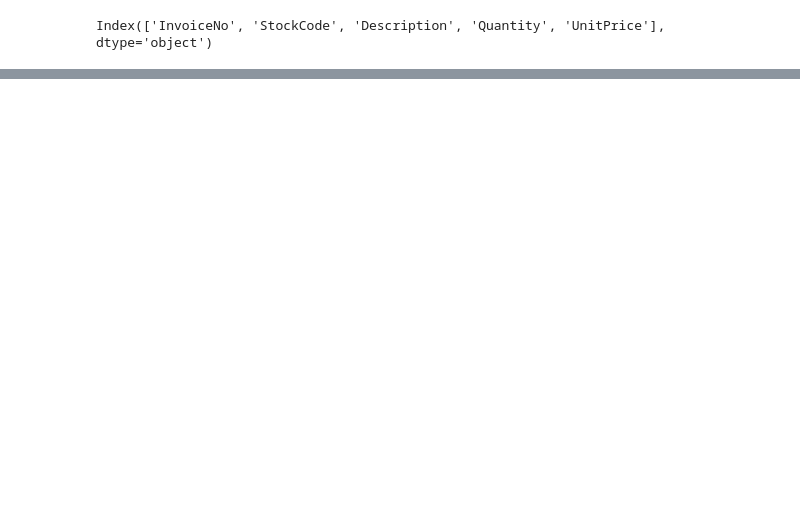
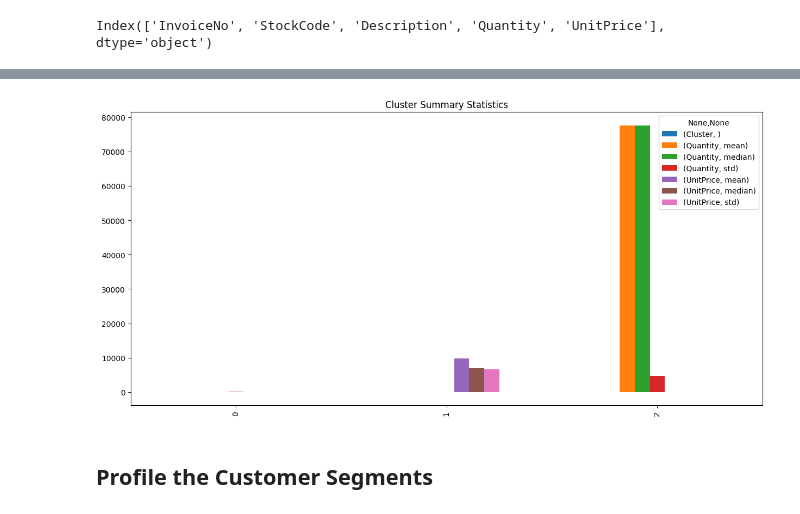
Before and after one commit to kashishtomar-11/Internship-1-Project, a Jupyter notebook: internship_project.ipynb, the cells around one changed output, grey strips where cells are left out. Drawn from its saved outputs; the diff is of its cells as text; code cells hidden in the pictures; blank space fills up the shorter version.

```diff
--- a/internship_project.ipynb
+++ b/internship_project.ipynb
@@ -194,0 +294,5 @@ Index(['InvoiceNo', 'StockCode', 'Description', 'Quantity', 'UnitPrice'], dtype=
+# %%
+cluster_summary = original_data.groupby('Cluster').agg({
+    'Quantity': ['mean', 'median', 'std'],
+    'UnitPrice': ['mean', 'median', 'std']
+}).reset_index()
@@ -194,0 +313,8 @@ Index(['InvoiceNo', 'StockCode', 'Description', 'Quantity', 'UnitPrice'], dtype=
+# %%
+cluster_summary.plot(kind='bar', figsize=(15, 7))
+plt.title('Cluster Summary Statistics')
+plt.show()
+# %% [output]
+[figure, added]
+# %% [markdown]
+## Profile the Customer Segments
```
Also changed, not shown: parts of 30 cells of this notebook.
